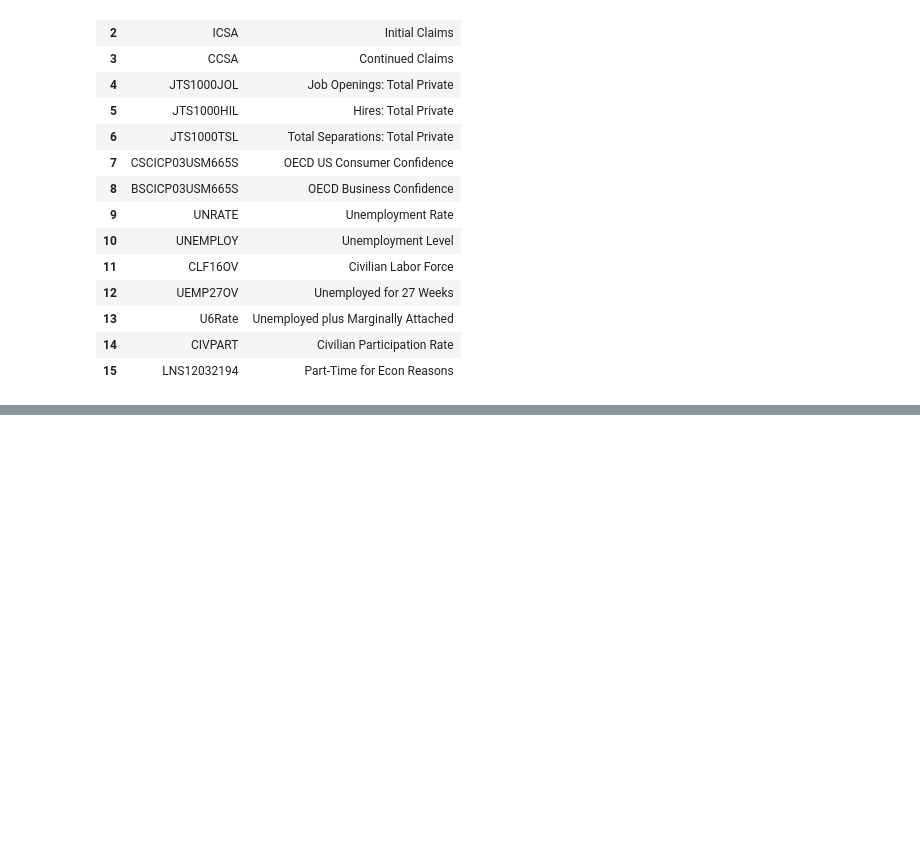
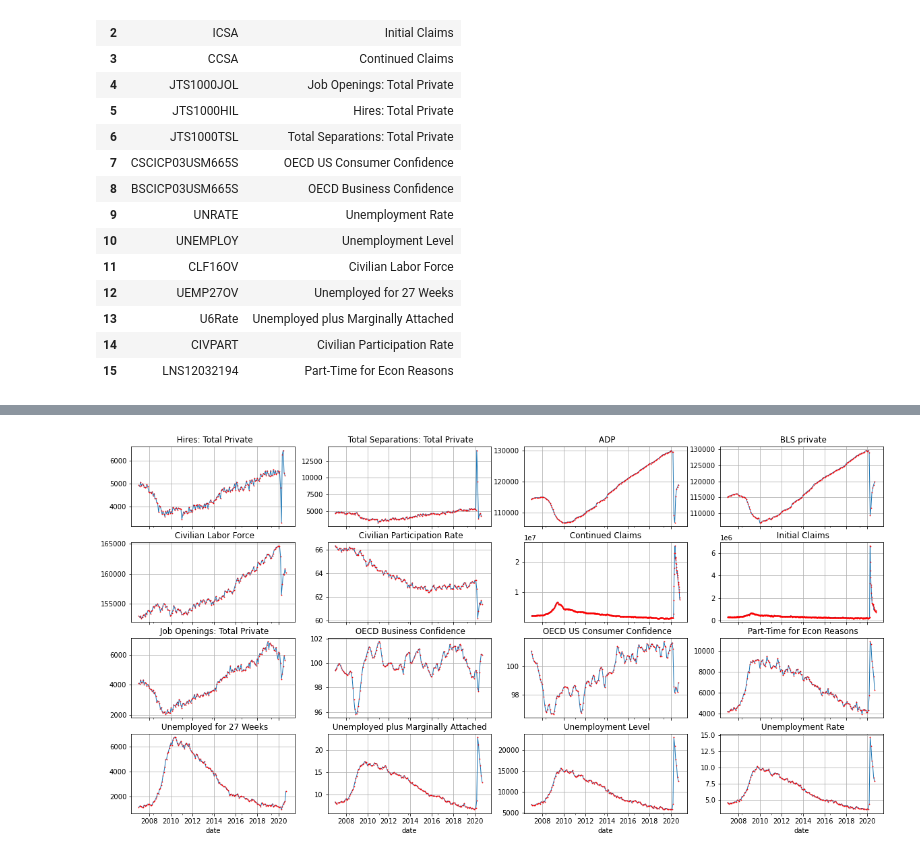
Before and after one commit to jhmuller/job-forecasting, a Jupyter notebook: _notebooks/fred.ipynb, the cells around one changed output, grey strips where cells are left out. Cells and saved outputs as stored; diff of their text form; code cells hidden in the pictures; blank space fills up the shorter version.

```diff
--- a/_notebooks/fred.ipynb
+++ b/_notebooks/fred.ipynb
@@ -145 +144,21 @@ print(obs_df.tail(4))
+# %%
+def plot_observations(data_df, xcol, ycol, idcol, ncols, figwd, fight, ylim=(None, None), sharex=True,
+                     xlab_rot=0):
+    ids = list(data_df[idcol].unique())
+    figrows = int(np.ceil(len(ids)/float(ncols)))
+    fig, axs = plt.subplots(nrows=figrows, ncols=ncols, figsize=[figwd, fight], sharex=sharex)
+    gdf = data_df.groupby(by='description')
+    for i, (key, group) in enumerate(gdf):
+        row = i // ncols
+        col = i % ncols
+        ax = axs[row][col]
+        group.plot(ax=ax, kind='line', x=xcol, y=ycol,linestyle='-', marker='o', lw=1, ylim=ylim,
+                   mec='red', mfc='black', ms=0.75,  title=key, legend=None, label=None, grid=True)
+        ax.tick_params(axis='x', labelrotation=xlab_rot)
+    return fig
+ylim=(None, None)
+fig = plot_observations(data_df=obs_df, xcol='date', ycol='value', idcol='description', ncols=4,
+                  figwd=20, fight=10, ylim=(None,None))
+# %% [output]
+[figure, added]
 # %% [markdown]
```
Also changed, not shown: parts of 16 cells of this notebook, 4 other files.
